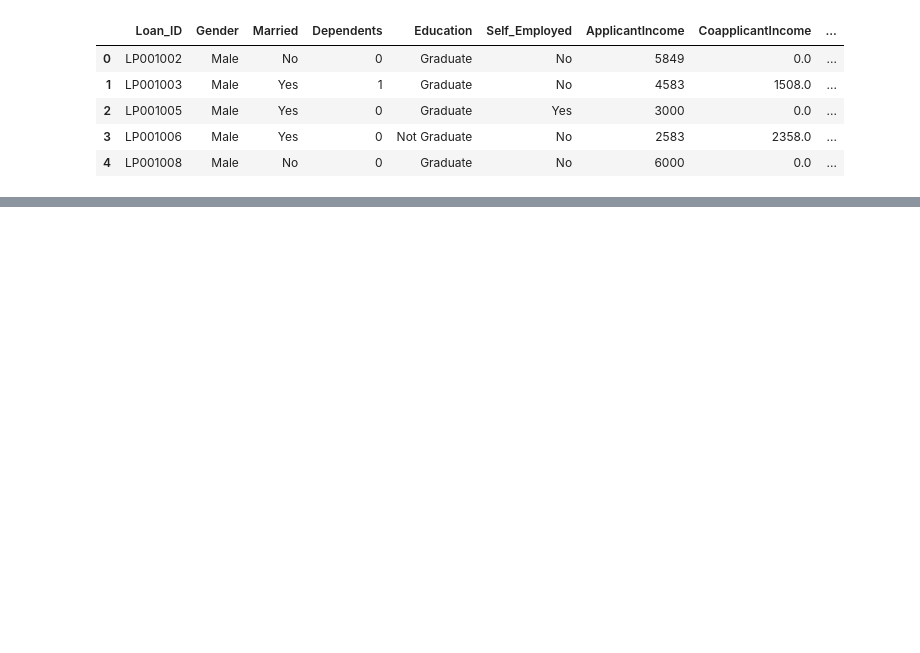
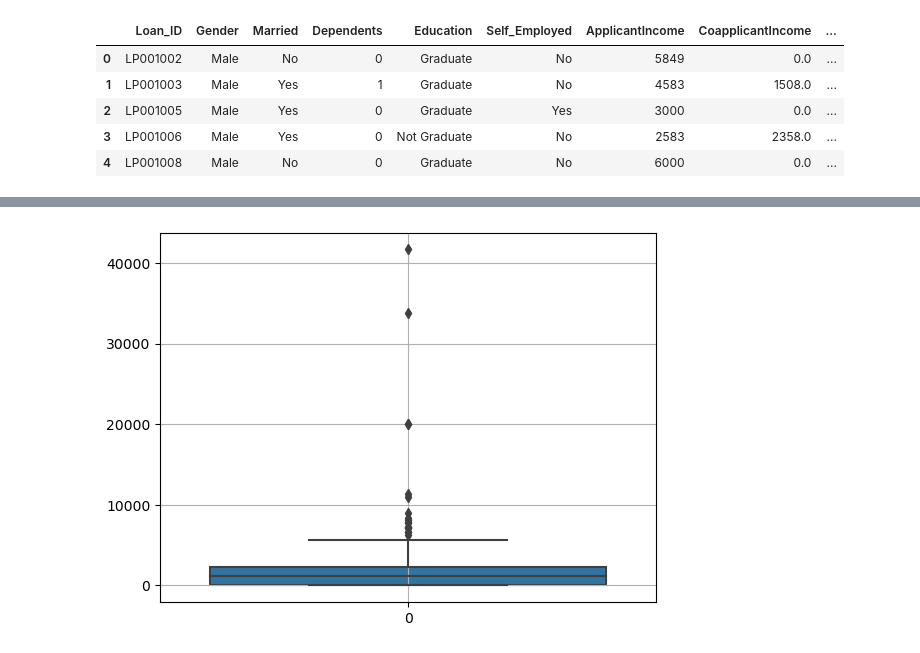
Before and after one commit to dnlygvtv/Python_for_Data_Science_HWs, a Jupyter notebook: HW/HW_7.ipynb, the cells around one changed output, grey strips where cells are left out. Cells and saved outputs as stored; diff of their text form; code cells hidden in the pictures; blank space fills up the shorter version.

```diff
--- a/HW/HW_7.ipynb
+++ b/HW/HW_7.ipynb
@@ -174,0 +266,5 @@ df.head()
+# %%
+sns.boxplot(df['CoapplicantIncome'], whis=1.5)
+plt.grid(True);
+# %% [output]
+[figure, added]
```
Also changed, not shown: parts of 48 cells of this notebook.
